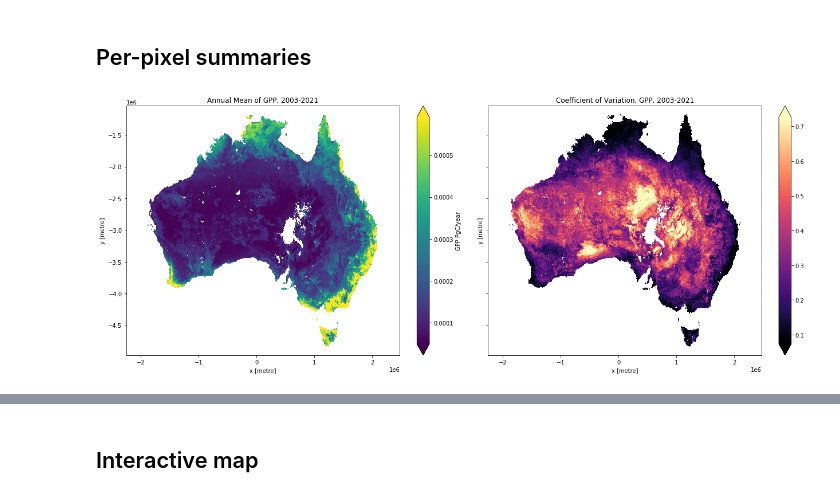
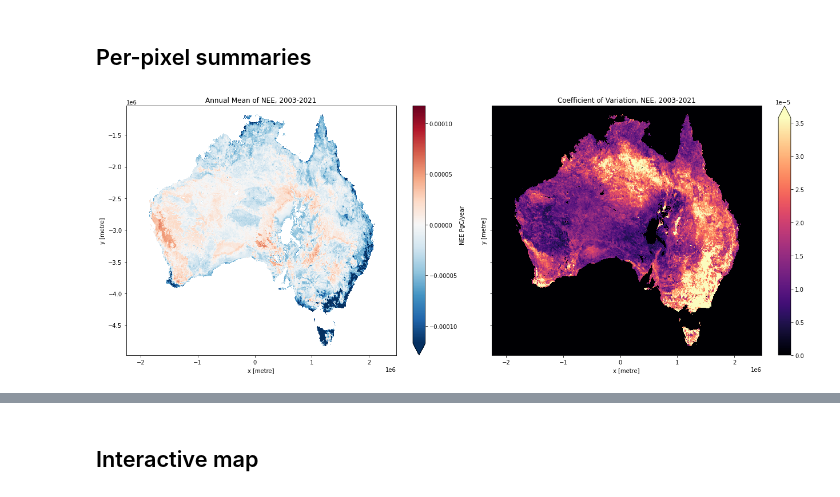
Before and after one commit to cbur24/NEE_modelling, a Jupyter notebook: 6_Plot_results.ipynb, the cells around one changed output, grey strips where cells are left out. Saved outputs shown, nothing was run; the diff lists cells and outputs as text; code cells hidden in the pictures.

```diff
--- a/6_Plot_results.ipynb
+++ b/6_Plot_results.ipynb
@@ -20,12 +20,12 @@ warnings.filterwarnings("ignore")
 # %% [markdown]
 ## Analysis Parameters
 # %%
-var = 'GPP'
-suffix='20221122'
+var = 'NEE'
+suffix='20221123'
 results_name = var+'_2003_2021_5km_LGBM_'+suffix+'.nc'
 mask_path = '/g/data/os22/chad_tmp/NEE_modelling/results/prediction_data/mask_5km.nc'
 
-upper = 'NEE_2003_2021_5km_LGBM_quantiles.nc'
+# upper = 'NEE_2003_2021_5km_LGBM_quantiles.nc'
 # %% [markdown]
 ### Open predictions
 # %%
@@ -135,14 +135,14 @@ scaled_variance = annual_std / annual_mean
 # write_cog(annual_std, '/g/data/os22/chad_tmp/NEE_modelling/results/predictions/NEE_annual_std.tif')
 # %%
 fig,ax = plt.subplots(1,2, figsize=(18,7), sharey=True)
-annual_mean.rename(var+' PgC/year').where(annual_mean!=0).plot.imshow(ax=ax[0], cmap='viridis', robust=True)  #cmap='RdBu_r'
-# annual_std.rename('').plot.imshow(ax=ax[1], cmap='magma', robust=True)
-np.absolute(scaled_variance.rename('')).plot.imshow(ax=ax[1],cmap='magma', robust=True)
+annual_mean.rename(var+' PgC/year').where(annual_mean!=0).plot.imshow(ax=ax[0], cmap='RdBu_r', robust=True)  #cmap='RdBu_r'
+annual_std.rename('').plot.imshow(ax=ax[1], cmap='magma', robust=True)
+# np.absolute(scaled_variance.rename('')).plot.imshow(ax=ax[1],cmap='magma', vmax=3)
 ax[0].set_title('Annual Mean of '+var+', 2003-2021')
 # ax[1].set_title('Annual Std.Dev. in '+var+', 2003-2021')
 ax[1].set_title('Coefficient of Variation, '+var+', 2003-2021')
 # plt.suptitle('Annual Mean and Std. Dev. of GPP, 2003-2021')
 plt.tight_layout();
 # %% [output]
-[figure, old version]
+[figure, new version]
 # %%
```
Also changed, not shown: parts of 6 cells of this notebook, 42 other files.
